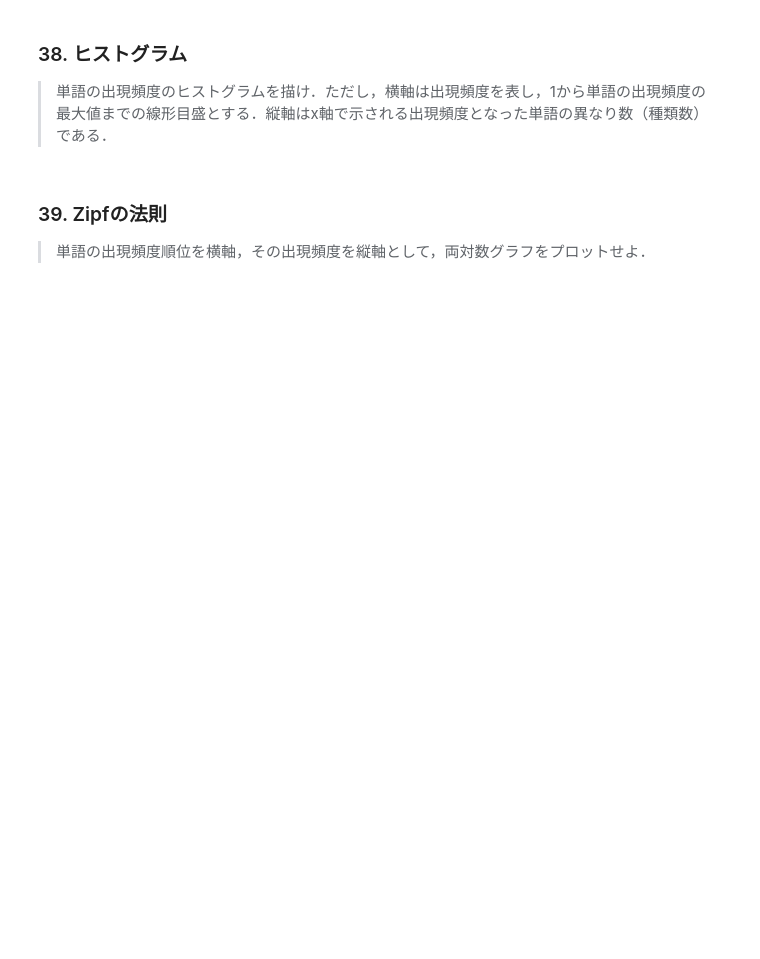
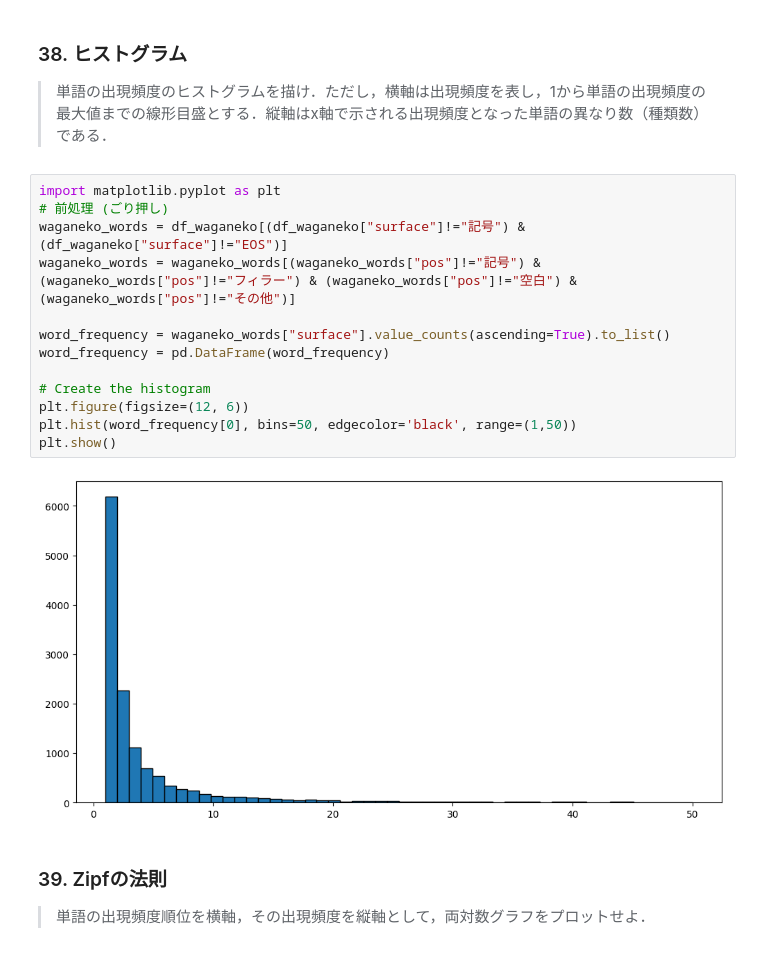
Before and after one commit to Sappippi/nlp-100knock, a Jupyter notebook: src/chapter4.ipynb, the cells around one changed output. Cells and saved outputs as stored; diff of their text form; blank space fills up the shorter version.

```diff
--- a/src/chapter4.ipynb
+++ b/src/chapter4.ipynb
@@ -121,6 +177,21 @@ sns.barplot(x=x, y=y, hue=x, palette="rocket")
 # %% [markdown]
 ### 38. ヒストグラム
 > 単語の出現頻度のヒストグラムを描け．ただし，横軸は出現頻度を表し，1から単語の出現頻度の最大値までの線形目盛とする．縦軸はx軸で示される出現頻度となった単語の異なり数（種類数）である．
+# %%
+import matplotlib.pyplot as plt
+# 前処理 (ごり押し)
+waganeko_words = df_waganeko[(df_waganeko["surface"]!="記号") & (df_waganeko["surface"]!="EOS")]
+waganeko_words = waganeko_words[(waganeko_words["pos"]!="記号") & (waganeko_words["pos"]!="フィラー") & (waganeko_words["pos"]!="空白") & (waganeko_words["pos"]!="その他")]
+
+word_frequency = waganeko_words["surface"].value_counts(ascending=True).to_list()
+word_frequency = pd.DataFrame(word_frequency)
+
+# Create the histogram
+plt.figure(figsize=(12, 6))
+plt.hist(word_frequency[0], bins=50, edgecolor='black', range=(1,50))
+plt.show()
+# %% [output]
+[figure, added]
 # %% [markdown]
 ### 39. Zipfの法則
 >単語の出現頻度順位を横軸，その出現頻度を縦軸として，両対数グラフをプロットせよ．
```
Also changed, not shown: parts of 8 cells of this notebook, 1 other file.
